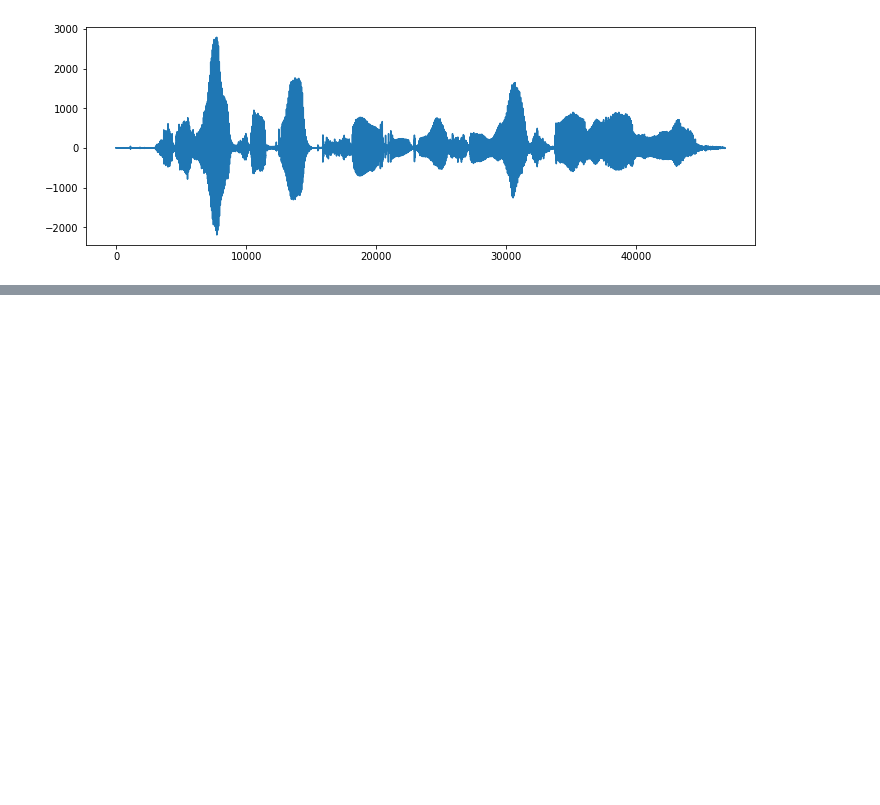
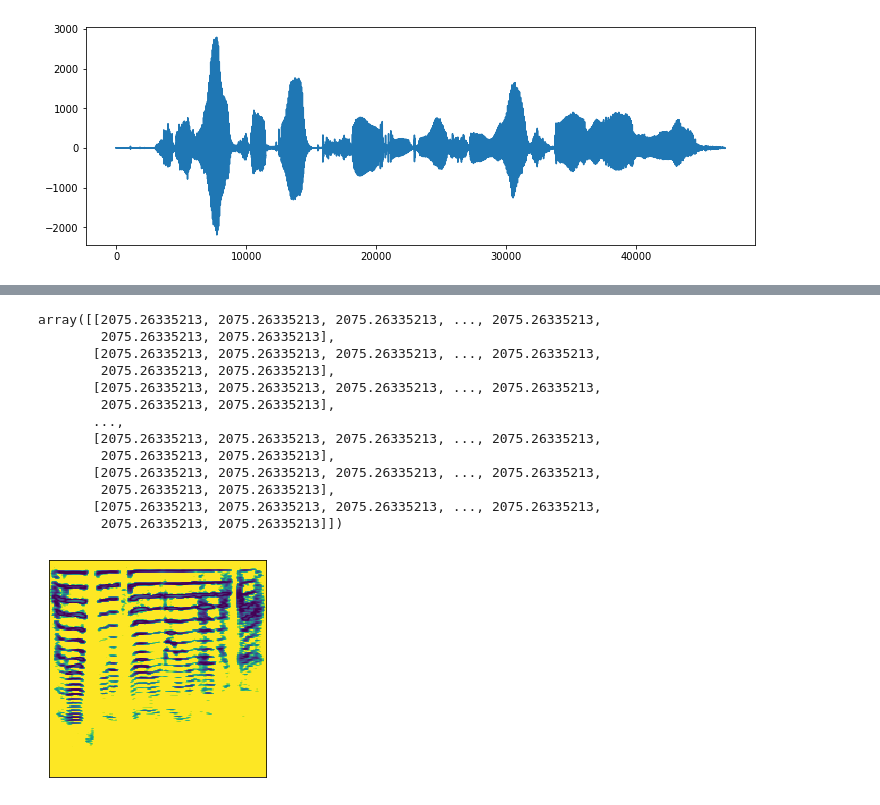
Before and after one commit to clarabomy/TIMIT_project, a Jupyter notebook: test.ipynb, the cells around one changed output, grey strips where cells are left out. Saved outputs shown, nothing was run; the diff lists cells and outputs as text; code cells hidden in the pictures; blank space fills up the shorter version.

Commit message:
librairie timit_utils + tests

```diff
--- a/test.ipynb
+++ b/test.ipynb
@@ -34,0 +74,36 @@ number of samples:  46797
+# %%
+import librosa as lr
+import matplotlib.pyplot as plt
+import pylab
+import librosa.display
+import numpy as np
+
+def audio_to_image(path,  outputname, height=192, width=192):
+    signal, sr = lr.load(path, res_type='kaiser_fast')
+    hl = signal.shape[0]//(width*1.1)
+    spec = lr.feature.melspectrogram(signal, n_mels=height, hop_length=int(hl))
+    img = lr.amplitude_to_db(spec)**2
+    start = (img.shape[1] - width) // 2
+    fig = plt.imshow(img[:, start:start+width])
+    fig.axes.get_xaxis().set_visible(False)
+    fig.axes.get_yaxis().set_visible(False)
+    plt.savefig(outputname)
+    return img[:, start:start+width]
+# %%
+audio_to_image("TIMIT/TRAIN/DR1/FVMH0/SA2.WAV", "test.png")
+#plt.imshow(audio_to_image("TIMIT/TRAIN/DR1/FVMH0/SA1.WAV"))
+# %% [output]
+array([[2075.26335213, 2075.26335213, 2075.26335213, ..., 2075.26335213,
+        2075.26335213, 2075.26335213],
+       [2075.26335213, 2075.26335213, 2075.26335213, ..., 2075.26335213,
+        2075.26335213, 2075.26335213],
+       [2075.26335213, 2075.26335213, 2075.26335213, ..., 2075.26335213,
+        2075.26335213, 2075.26335213],
+       ...,
+       [2075.26335213, 2075.26335213, 2075.26335213, ..., 2075.26335213,
+        2075.26335213, 2075.26335213],
+       [2075.26335213, 2075.26335213, 2075.26335213, ..., 2075.26335213,
+        2075.26335213, 2075.26335213],
+       [2075.26335213, 2075.26335213, 2075.26335213, ..., 2075.26335213,
+        2075.26335213, 2075.26335213]])
+[figure, added]
```
Also changed, not shown: parts of 6 cells of this notebook, 1 other file.
